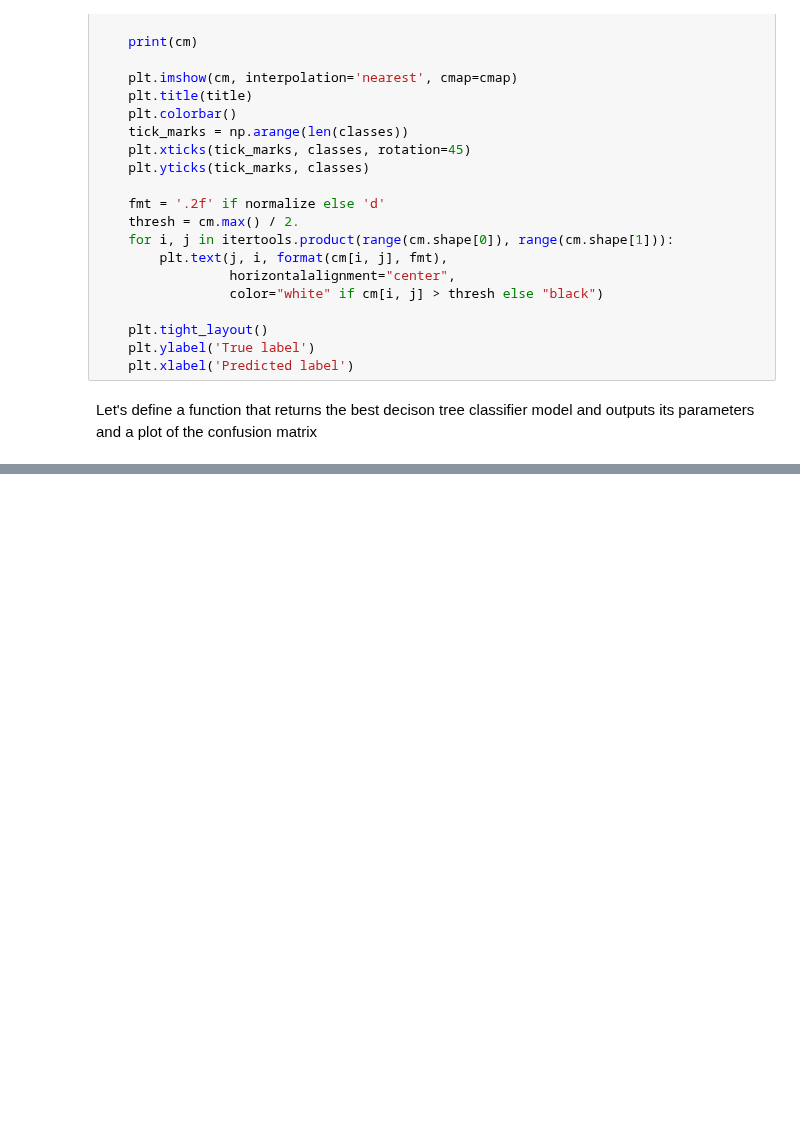
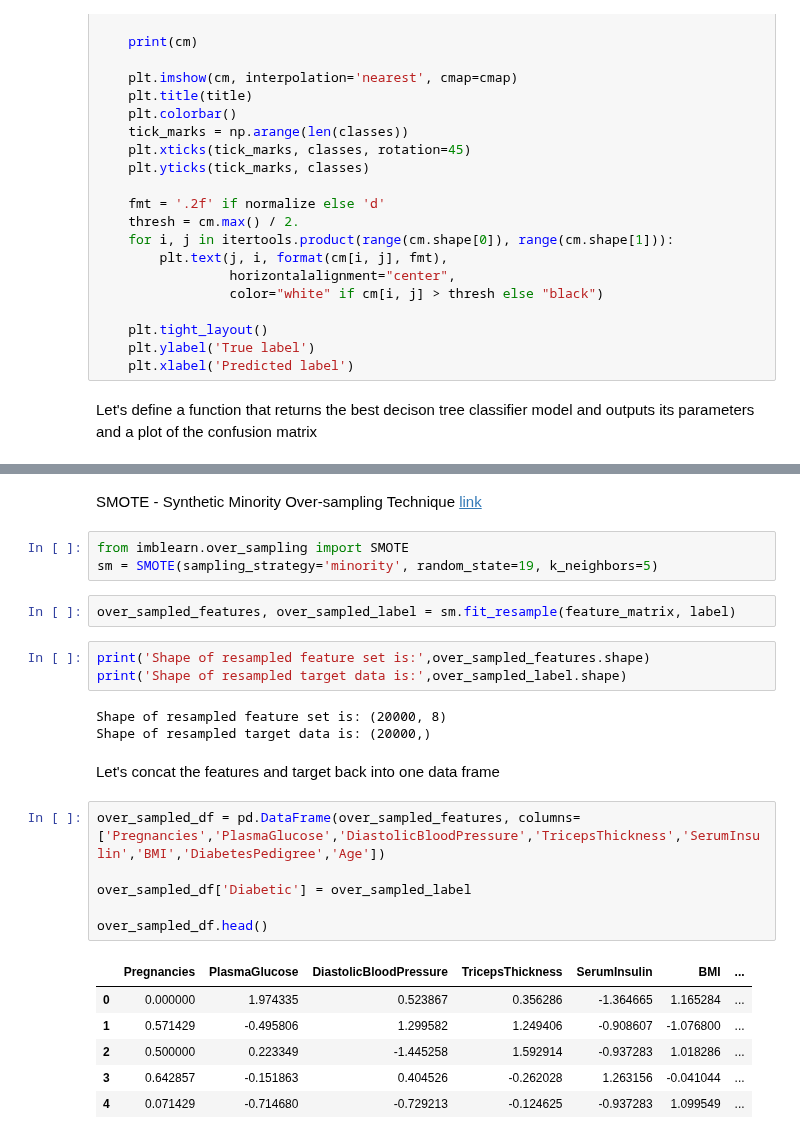
Before and after one commit to Lawrence-Krukrubo/Machine_Learning, a Jupyter notebook: Understanding_Confusion_Matrix.ipynb, the cells around one changed output, grey strips where cells are left out. Drawn from its saved outputs; the diff is of its cells as text; blank space fills up the shorter version.

```diff
--- a/Understanding_Confusion_Matrix.ipynb
+++ b/Understanding_Confusion_Matrix.ipynb
@@ -429,0 +474,28 @@ tf.estimator.BoostedTreesClassifier
+# %% [markdown]
+SMOTE - Synthetic Minority Over-sampling Technique [link](https://imbalanced-learn.readthedocs.io/en/stable/generated/imblearn.over_sampling.SMOTE.html)
+# %%
+from imblearn.over_sampling import SMOTE
+sm = SMOTE(sampling_strategy='minority', random_state=19, k_neighbors=5)
+# %%
+over_sampled_features, over_sampled_label = sm.fit_resample(feature_matrix, label)
+# %%
+print('Shape of resampled feature set is:',over_sampled_features.shape)
+print('Shape of resampled target data is:',over_sampled_label.shape)
+# %% [output]
+Shape of resampled feature set is: (20000, 8)
+Shape of resampled target data is: (20000,)
+# %% [markdown]
+Let's concat the features and target back into one data frame
+# %%
+over_sampled_df = pd.DataFrame(over_sampled_features, columns=['Pregnancies','PlasmaGlucose','DiastolicBloodPressure','TricepsThickness','SerumInsulin','BMI','DiabetesPedigree','Age'])
+
+over_sampled_df['Diabetic'] = over_sampled_label
+
+over_sampled_df.head()
+# %% [output]
+|  | Pregnancies | PlasmaGlucose | DiastolicBloodPressure | TricepsThickness | SerumInsulin | BMI | ... |
+| 0 | 0.000000 | 1.974335 | 0.523867 | 0.356286 | -1.364665 | 1.165284 | ... |
+| 1 | 0.571429 | -0.495806 | 1.299582 | 1.249406 | -0.908607 | -1.076800 | ... |
+| 2 | 0.500000 | 0.223349 | -1.445258 | 1.592914 | -0.937283 | 1.018286 | ... |
+| 3 | 0.642857 | -0.151863 | 0.404526 | -0.262028 | 1.263156 | -0.041044 | ... |
+| 4 | 0.071429 | -0.714680 | -0.729213 | -0.124625 | -0.937283 | 1.099549 | ... |
```
Also changed, not shown: parts of 25 cells of this notebook.
